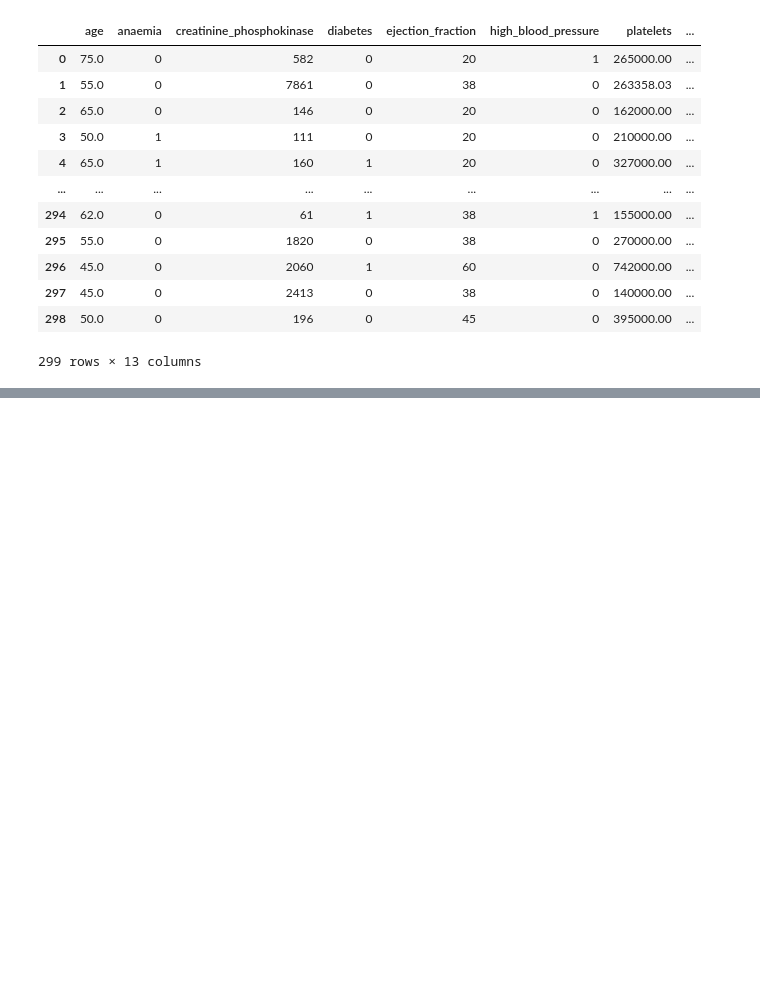
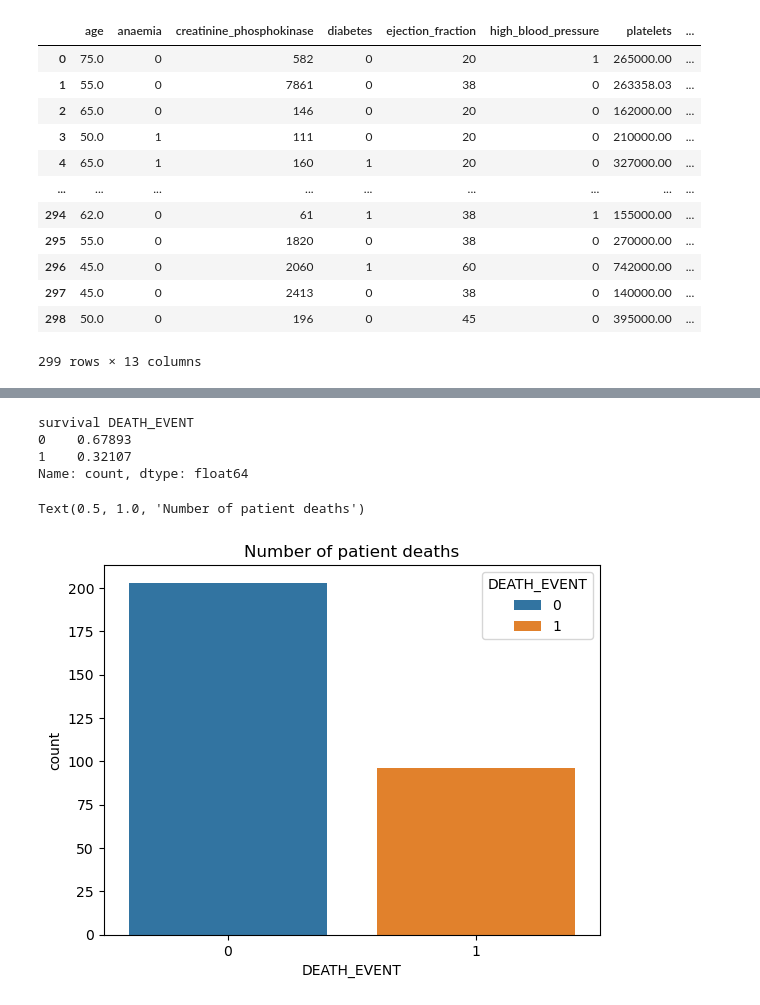
Before and after one commit to Alexandre-Duval/Heart_failure_prediction-Assignment8, a Jupyter notebook: Analysis.ipynb, the cells around one changed output, grey strips where cells are left out. Drawn from its saved outputs; the diff is of its cells as text; code cells hidden in the pictures; blank space fills up the shorter version.

```diff
--- a/Analysis.ipynb
+++ b/Analysis.ipynb
@@ -65,0 +102,25 @@ df.describe()
+# %%
+# split the ages and time into bins
+def age_splitting(df):
+    bins = list(range(40, 100, 5))
+    df['Age_Bins'] = pd.cut(df['age'], bins=bins)
+
+def time_splitting(df):
+    bins = list(range(0, 360, 60))
+    df['time_bins'] = pd.cut(df['time'], bins=bins)
+
+age_splitting(df)
+time_splitting(df)
+df_plot = df
+# %%
+# Plotting number of patients that died and survived and how these compare in this small dataset
+sns.countplot(data=df_plot, x='DEATH_EVENT', hue='DEATH_EVENT')
+print(f"survival {df_plot['DEATH_EVENT'].value_counts()/df_plot['DEATH_EVENT'].count()}")
+plt.title("Number of patient deaths")
+# %% [output]
+survival DEATH_EVENT
+0    0.67893
+1    0.32107
+Name: count, dtype: float64
+Text(0.5, 1.0, 'Number of patient deaths')
+[figure, added]
```
Also changed, not shown: parts of 52 cells of this notebook.
